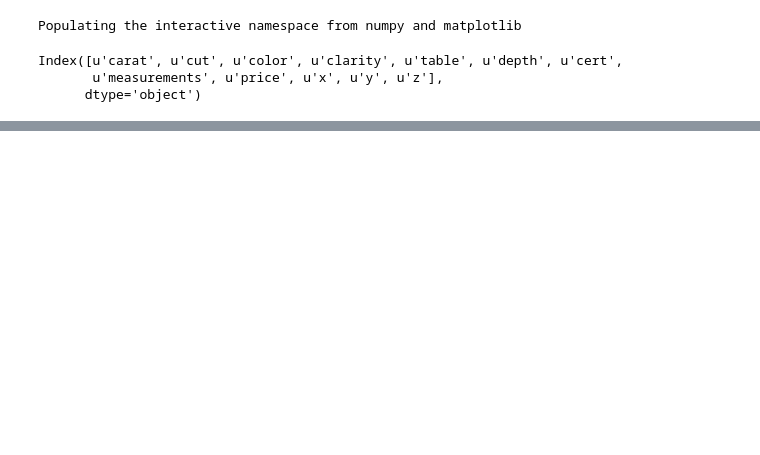
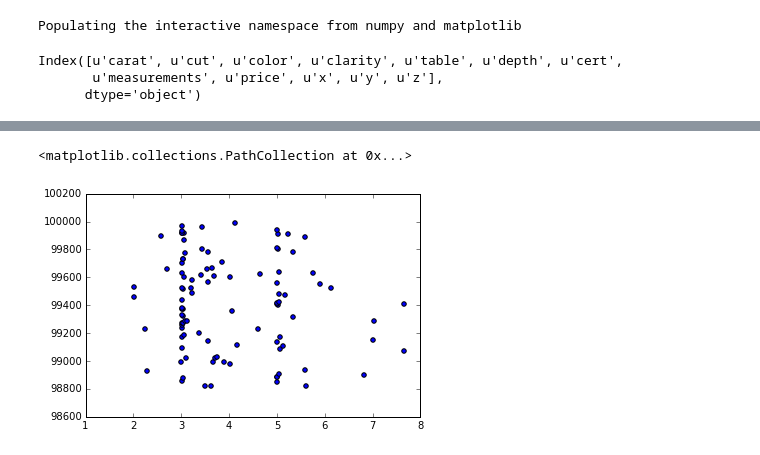
Before and after one commit to RawIron/data-hacks, a Jupyter notebook: ud651_6.ipynb, the cells around one changed output, grey strips where cells are left out. Saved outputs shown, nothing was run; the diff lists cells and outputs as text; code cells hidden in the pictures; blank space fills up the shorter version.

```diff
--- a/ud651_6.ipynb
+++ b/ud651_6.ipynb
@@ -19,0 +43,5 @@ df['carat'].hist(bins=100)
+# %%
+plt.scatter(df['carat'][-100:], df['price'][-100:])
+# %% [output]
+<matplotlib.collections.PathCollection at 0x...>
+[figure, added]
```
Also changed, not shown: parts of 7 cells of this notebook.
